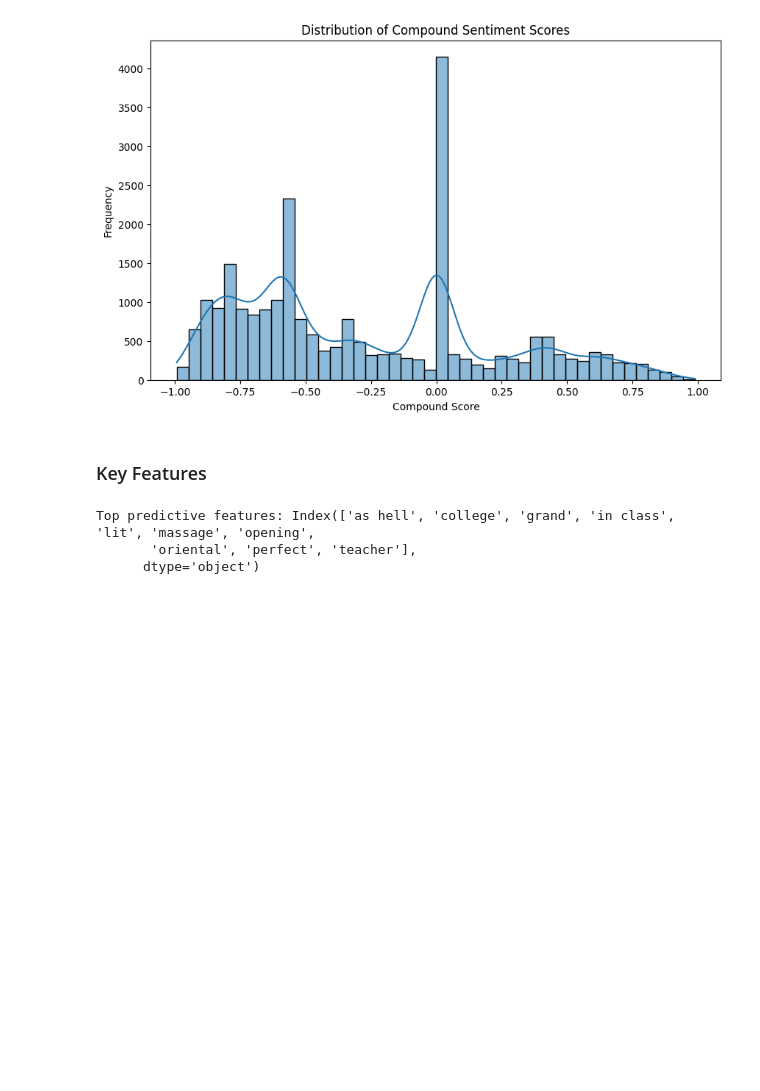
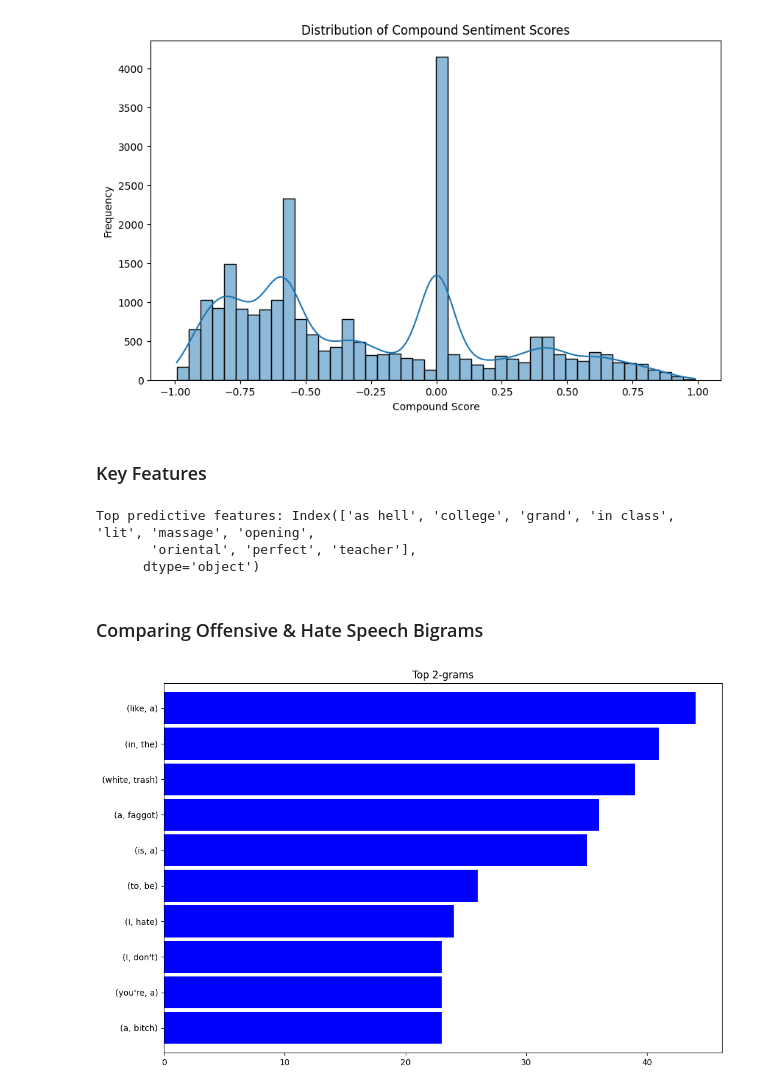
Before and after one commit to laexxtia/textsent, a Jupyter notebook: main.ipynb, the cells around one changed output. Cells and saved outputs as stored; diff of their text form; code cells hidden in the pictures; blank space fills up the shorter version.

```diff
--- a/main.ipynb
+++ b/main.ipynb
@@ -133,3 +133,20 @@ print("Top predictive features:", top_features)
 Top predictive features: Index(['as hell', 'college', 'grand', 'in class', 'lit', 'massage', 'opening',
        'oriental', 'perfect', 'teacher'],
       dtype='object')
+# %% [markdown]
+<h3>Comparing Offensive & Hate Speech Bigrams
+# %%
+from collections import Counter
+import seaborn as sns
+import nltk
+
+def plot_ngrams(data, n=1):
+    all_text = ' '.join(data['tweet'])
+    ngrams = (pd.Series(nltk.ngrams(all_text.split(), n)).value_counts())[:10]
+    ngrams.sort_values().plot.barh(color='blue', width=0.9, figsize=(12, 8))
+    plt.title(f'Top {n}-grams')
+    plt.show()
+
+plot_ngrams(data[data['class'] == 0], 2)  # For bigrams in hate speech
+# %% [output]
+[figure, added]
```
Also changed, not shown: parts of 1 cell of this notebook, 3 other files.
